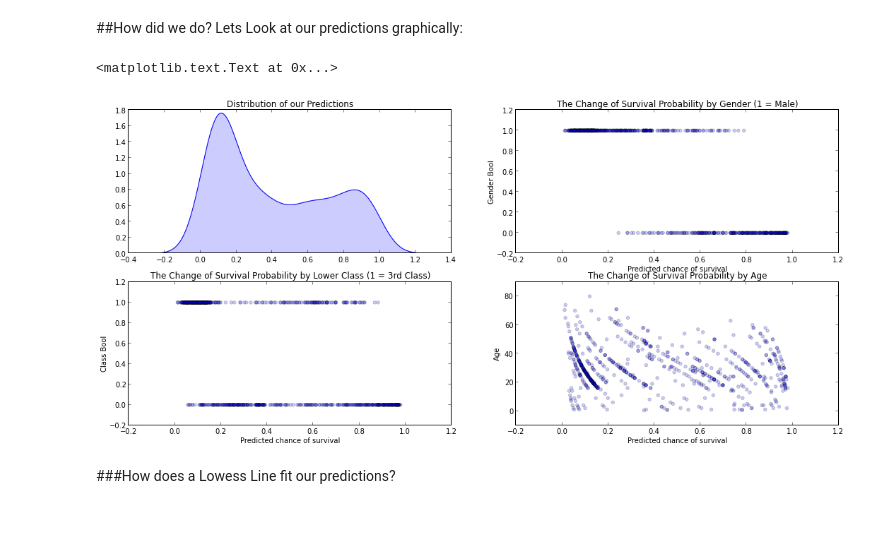
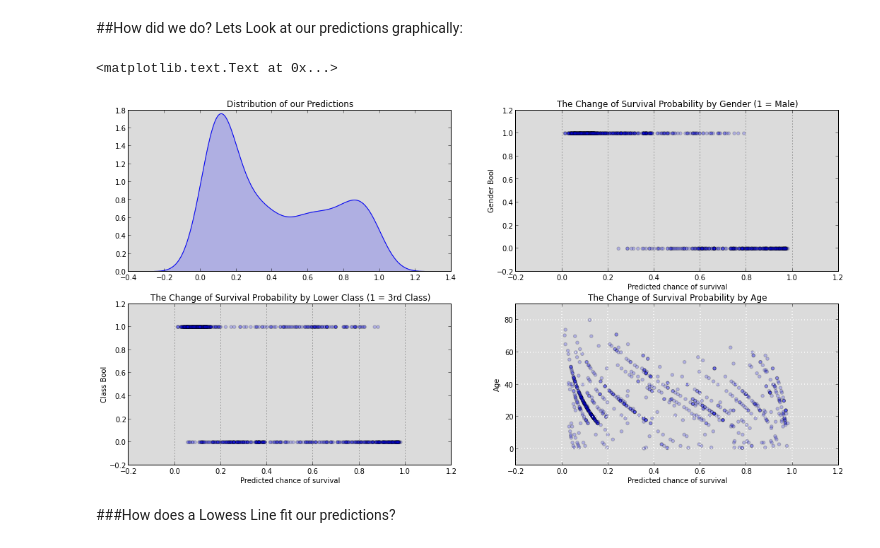
Before and after one commit to agconti/kaggle-titanic, a Jupyter notebook: Titanic.ipynb, the cells around one changed output. Saved outputs shown, nothing was run; the diff lists cells and outputs as text; code cells hidden in the pictures; blank space fills up the shorter version.

```diff
--- a/Titanic.ipynb
+++ b/Titanic.ipynb
@@ -308,37 +309,39 @@ plt.title('Logit Residuals');
 ##How did we do?
 Lets Look at our predictions graphically:
 # %%
-fig = plt.figure(figsize(18,8), dpi=1600)
+fig = plt.figure(figsize(18,9), dpi=1600)
 a = .2
 
-fig.add_subplot(221)
+fig.add_subplot(221, axisbg="#DBDBDB")
 kde_res = KDE(res.predict())
 kde_res.fit()
 plt.plot(kde_res.support,kde_res.density)
 plt.fill_between(kde_res.support,kde_res.density, alpha=a)
 title("Distribution of our Predictions")
 
-fig.add_subplot(222)
-#kde_gender=KDE(x['sex[T.male]']
+fig.add_subplot(222, axisbg="#DBDBDB")
 plt.scatter(res.predict(),x['C(sex)[T.male]'] , alpha=a)
+plt.grid(b=True, which='major', axis='x')
 plt.xlabel("Predicted chance of survival")
 plt.ylabel("Gender Bool")
 title("The Change of Survival Probability by Gender (1 = Male)")
 
-fig.add_subplot(223)
+fig.add_subplot(223, axisbg="#DBDBDB")
 plt.scatter(res.predict(),x['C(pclass)[T.3]'] , alpha=a)
 plt.xlabel("Predicted chance of survival")
 plt.ylabel("Class Bool")
+plt.grid(b=True, which='major', axis='x')
 title("The Change of Survival Probability by Lower Class (1 = 3rd Class)")
 
-fig.add_subplot(224)
+fig.add_subplot(224, axisbg="#DBDBDB")
 plt.scatter(res.predict(),x.age , alpha=a)
+plt.grid(True, color='white', linewidth=1.5)
 title("The Change of Survival Probability by Age")
 plt.xlabel("Predicted chance of survival")
 plt.ylabel("Age")
 # %% [output]
 <matplotlib.text.Text at 0x...>
-[figure, old version]
+[figure, new version]
 # %% [markdown]
 ###How does a Lowess Line fit our predictions?
 # %%
```
Also changed, not shown: parts of 8 cells of this notebook.
